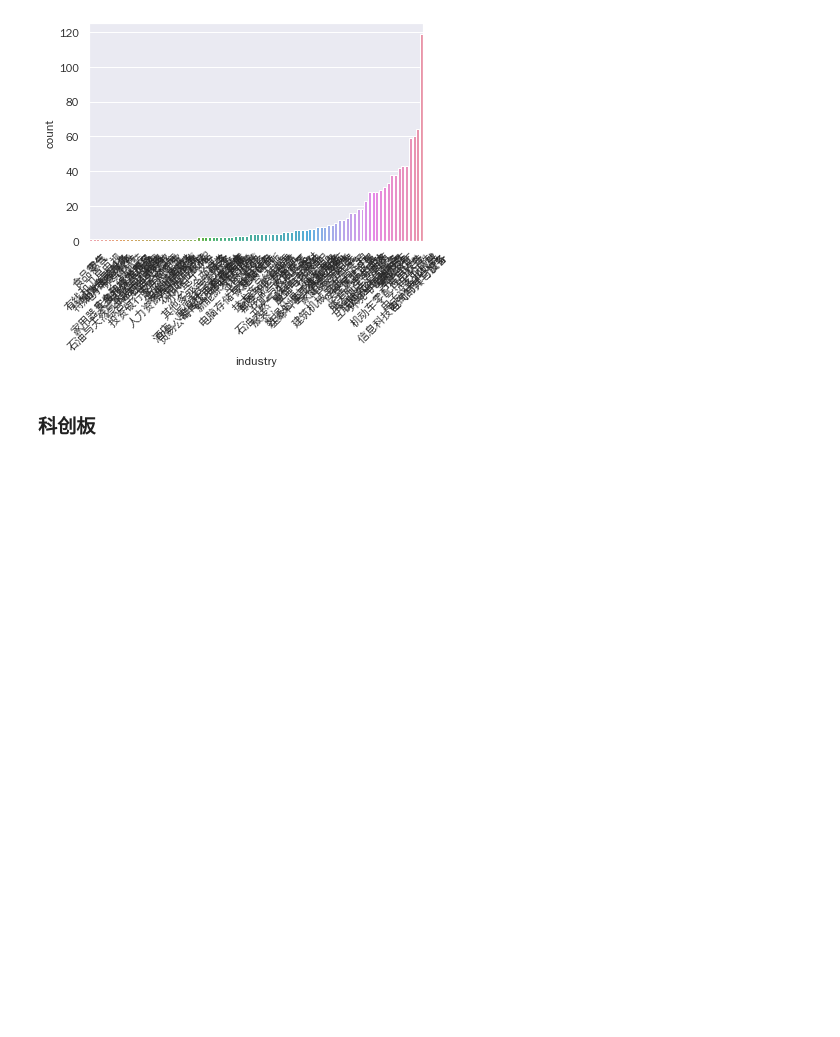
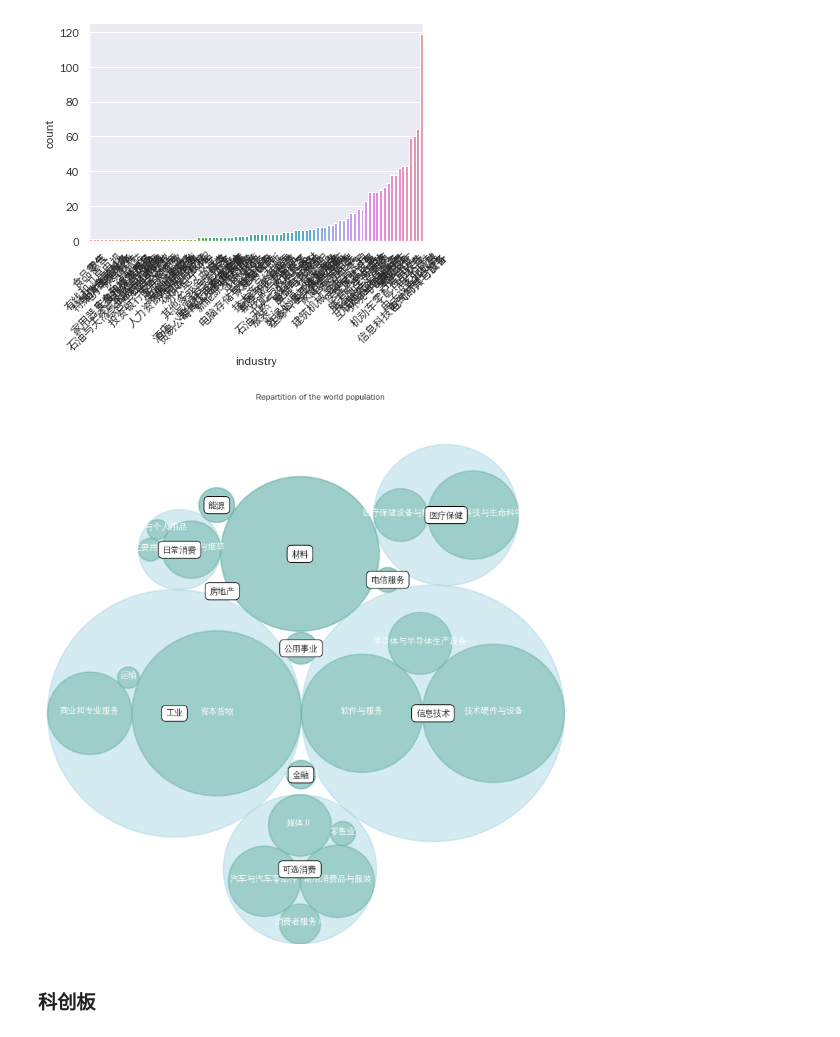
Before and after one commit to Ahacad/urban-barnacle, a Jupyter notebook: 1.ipynb, the cells around one changed output. Drawn from its saved outputs; the diff is of its cells as text; code cells hidden in the pictures; blank space fills up the shorter version.

Commit message:
feat: circle packing

```diff
--- a/1.ipynb
+++ b/1.ipynb
@@ -171,3 +171,14 @@ mpl.rcParams['font.family'] = fe.name # = 'your custom ttf font name'
+# %%
+def get_industry_map(df1, column="行业2"):
+    sizes = df1.groupby(column).size()
+    keys = df1.groupby(column).size().keys()
+
+    sizemap = {}
+
+    for i in range(len(sizes)):
+        sizemap[keys[i]] = sizes[i]
+
+    return sizemap
 # %%
 # treemap
 def draw_treemap(df1, colname="行业2", fontsize=10):
@@ -231,6 +311,10 @@ draw_bar(df1)
 [figure]
 [figure]
 [figure]
+# %%
+draw_circle_packing(df1)
+# %% [output]
+[figure, added]
 # %% [markdown]
 ### 科创板
 # %%
```
Also changed, not shown: parts of 6 cells of this notebook.
